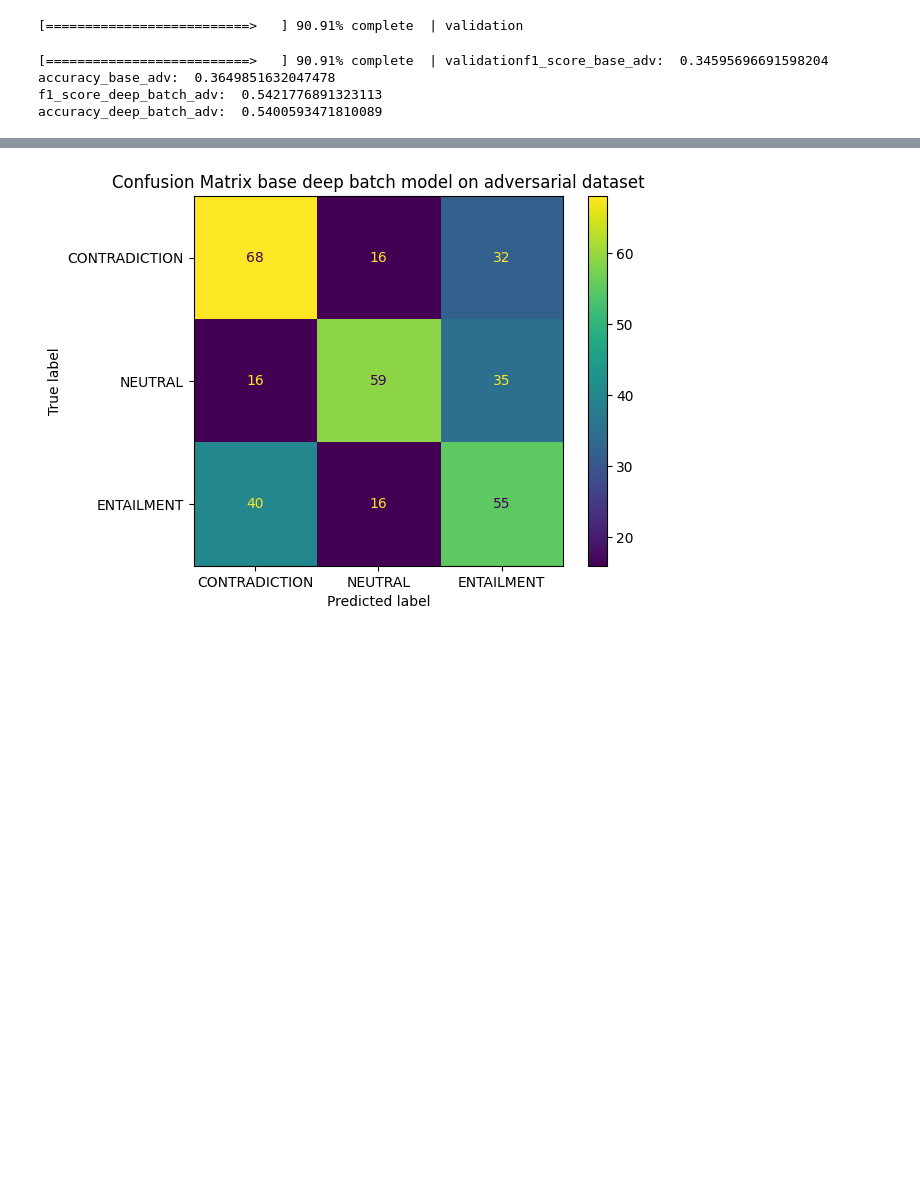
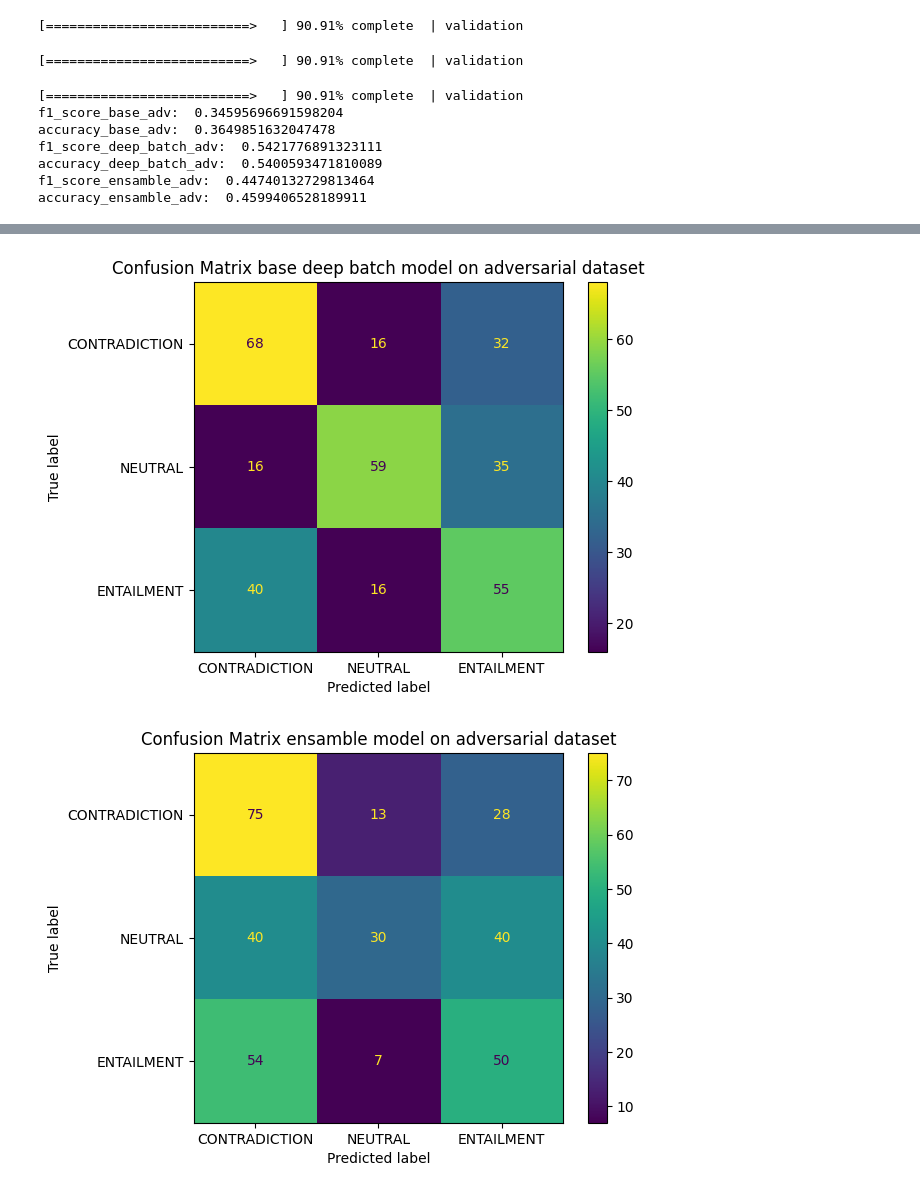
Before and after one commit to monteleone-1883922/hw2_nlp, a Jupyter notebook: main.ipynb, the cells around one changed output, grey strips where cells are left out. Cells and saved outputs as stored; diff of their text form; code cells hidden in the pictures; blank space fills up the shorter version.

```diff
--- a/main.ipynb
+++ b/main.ipynb
@@ -662,0 +721,11 @@ class RobertaClassifierGnnBatchNorm(nn.Module):
+# %%
+class EnsembleModel(nn.Module):
+    def __init__(self, models):
+        super(EnsembleModel, self).__init__()
+        self.models = nn.ModuleList(models)
+
+    def forward(self, input_ids, attention_mask, similarities):
+        outputs = [model(input_ids, attention_mask, similarities) for model in self.models]
+        # Calcola la media dei tensori di output lungo la dimensione 0
+        mean_output = torch.mean(torch.stack(outputs), dim=0)
+        return mean_output
@@ -1498,44 +1250,70 @@ model_base = RobertaClassifier(False).to(DEVICE)
 trainer = Trainer(model_base, None, None, None, nn.CrossEntropyLoss(),'cuda' if torch.cuda.is_available() else 'cpu')#, scheduler = torch.optim.lr_scheduler.MultiStepLR(optimizer,[2],0.2))
 
 
-adv_validation_loss_1, adv_precision_1, adv_recall_1, adv_f1_1, adv_accuracy_1, adv_cm_1 = trainer.validate(test_dataloader=adversarial_dataloader, load_from='/content/drive/MyDrive/colab/base_1e-4_108-0.7284320746977797.pth')
+adv_validation_loss_1, adv_precision_1, adv_recall_1, adv_f1_1, adv_accuracy_1, adv_cm_1 = trainer.validate(test_dataloader=adversarial_dataloader, load_from='/kaggle/input/models/base_1e-4_108-0.7284320746977797.pth')
 
 
 
 model_base_deep_batch = RobertaClassifierDeepBatch(False).to(DEVICE)
 
 trainer.model = model_base_deep_batch
 
-adv_validation_loss_2, adv_precision_2, adv_recall_2, adv_f1_2, adv_accuracy_2, adv_cm_2 = trainer.validate(test_dataloader=adversarial_dataloader, load_from='/content/drive/MyDrive/colab/deep_base_batch_adamW_5e-5_108-0.7295309063203738.pth')
+adv_validation_loss_2, adv_precision_2, adv_recall_2, adv_f1_2, adv_accuracy_2, adv_cm_2 = trainer.validate(test_dataloader=adversarial_dataloader, load_from='/kaggle/input/models/deep_base_batch_adamW_5e-5_108-0.7295309063203738.pth')
+
+model1 = RobertaClassifier(False)
+model1.load_state_dict(torch.load("/kaggle/input/models/base_1e-4_108-0.7284320746977797.pth"))
+
+model2 = model_base_deep_batch = RobertaClassifierDeepBatch(False)
+model2.load_state_dict(torch.load("/kaggle/input/models/deep_base_batch_adamW_5e-5_108-0.7295309063203738.pth"))
+
+ensamble_model = EnsembleModel([model1, model2]).to(DEVICE)
+trainer.model = ensamble_model
+adv_validation_loss_3, adv_precision_3, adv_recall_3, adv_f1_3, adv_accuracy_3, adv_cm_3 = trainer.validate(test_dataloader=adversarial_dataloader)
+
 
 
 print("\nf1_score_base_adv: ", adv_f1_1)
 # print(f1_2)
 print("accuracy_base_adv: ", adv_accuracy_1)
 
 print("f1_score_deep_batch_adv: ", adv_f1_2)
 # print(f1_2)
 print("accuracy_deep_batch_adv: ", adv_accuracy_2)
+
+print("f1_score_ensamble_adv: ", adv_f1_3)
+# print(f1_2)
+print("accuracy_ensamble_adv: ", adv_accuracy_3)
+
 
 disp = ConfusionMatrixDisplay(confusion_matrix=adv_cm_1, display_labels=['CONTRADICTION', 'NEUTRAL','ENTAILMENT' ])
 disp.plot()
 plt.title('Confusion Matrix base model on adversarial dataset')
 plt.savefig('Confusion_Matrix_base_model_on_adversarial_dataset.png')
 
 disp = ConfusionMatrixDisplay(confusion_matrix=adv_cm_2, display_labels=['CONTRADICTION', 'NEUTRAL','ENTAILMENT' ])
 disp.plot()
 plt.title('Confusion Matrix base deep batch model on adversarial dataset')
 plt.savefig('Confusion_Matrix_base_deep_batch_model_on_adversarial_dataset.png')
 
+disp = ConfusionMatrixDisplay(confusion_matrix=adv_cm_3, display_labels=['CONTRADICTION', 'NEUTRAL','ENTAILMENT' ])
+disp.plot()
+plt.title('Confusion Matrix ensamble model on adversarial dataset')
+plt.savefig('Confusion_Matrix_ensable_model_on_adversarial_dataset.png')
+
 plt.show()
 # %% [output]
 [==========================>   ] 90.91% complete  | validation
-[==========================>   ] 90.91% complete  | validationf1_score_base_adv:  0.34595696691598204
-accuracy_base_adv:  0.3649851632047478
-f1_score_deep_batch_adv:  0.5421776891323113
-accuracy_deep_batch_adv:  0.5400593471810089
+[==========================>   ] 90.91% complete  | validation
+[==========================>   ] 90.91% complete  | validation
+f1_score_base_adv:  0.34595696691598204
+accuracy_base_adv:  0.3649851632047478
+f1_score_deep_batch_adv:  0.5421776891323111
+accuracy_deep_batch_adv:  0.5400593471810089
+f1_score_ensamble_adv:  0.44740132729813464
+accuracy_ensamble_adv:  0.4599406528189911
 [figure]
 [figure]
+[figure, added]
 # %%
 training_set, new_data, info_augmentations = augment_data(training_set, 5000)
 grouped_data = {}
```
Also changed, not shown: parts of 43 cells of this notebook.
